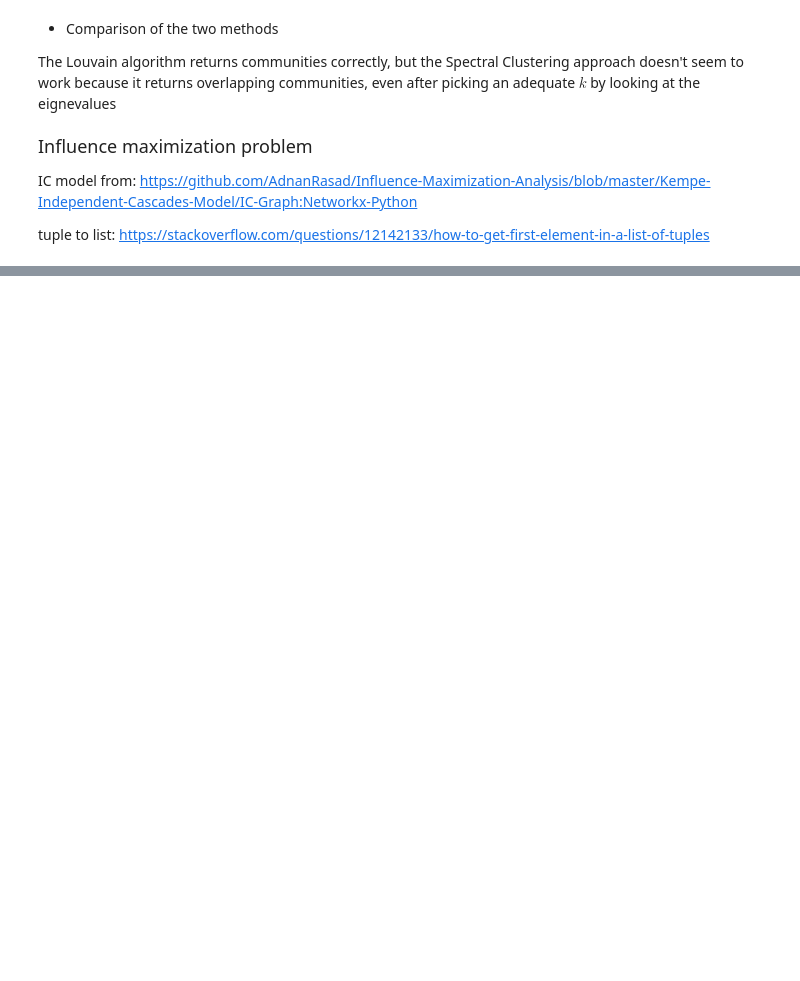
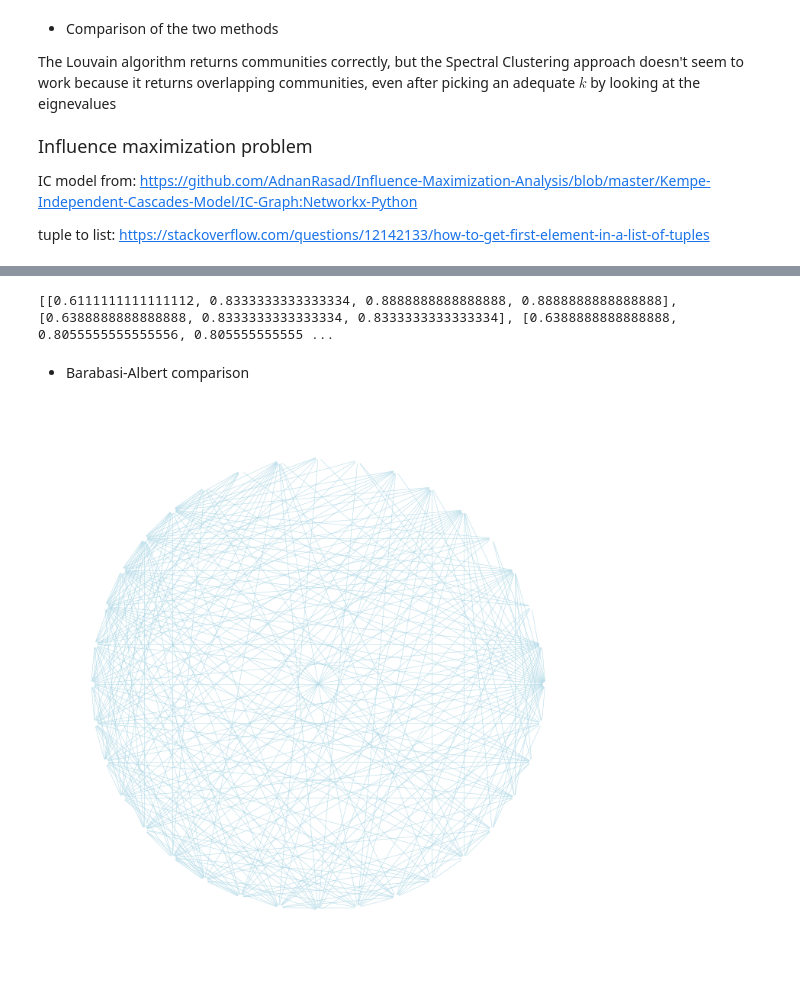
Before and after one commit to GiovanniFaldani/AlgorithmsInDataScience-Homework, a Jupyter notebook: Project1.ipynb, the cells around one changed output, grey strips where cells are left out. Saved outputs shown, nothing was run; the diff lists cells and outputs as text; code cells hidden in the pictures; blank space fills up the shorter version.

```diff
--- a/Project1.ipynb
+++ b/Project1.ipynb
@@ -352,5 +367,14 @@ print(MI_spread)
 # %%
-probablityList = [0.1, 0.2, 0.3, 0.4, 0.6, 0.7]
-iterationNumber = 5
-
-for()
+print(MaxDegSpread[2])
+# %% [output]
+[[0.6111111111111112, 0.8333333333333334, 0.8888888888888888, 0.8888888888888888], [0.6388888888888888, 0.8333333333333334, 0.8333333333333334], [0.6388888888888888, 0.8055555555555556, 0.805555555555 ...
+# %% [markdown]
+- Barabasi-Albert comparison
+# %%
+#Generate graph with same number of nodes and average degree
+
+H = nx.barabasi_albert_graph(len(G.nodes), int(np.mean(G.degree)))
+
+print_graph(H)
+# %% [output]
+[figure, added]
```
Also changed, not shown: parts of 6 cells of this notebook.
